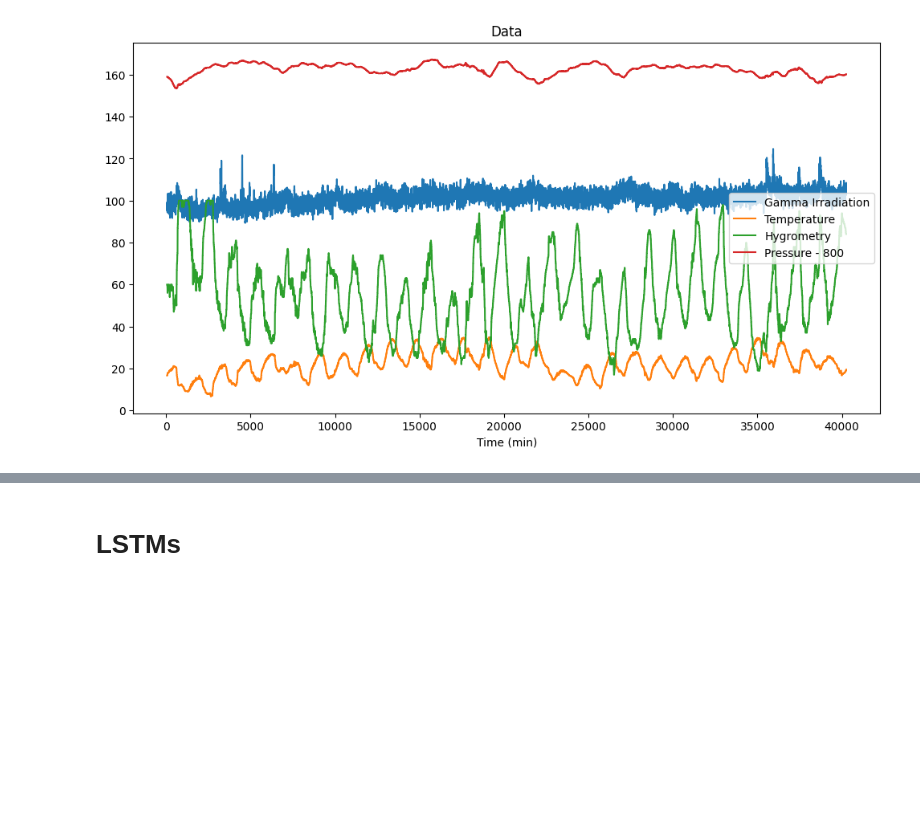
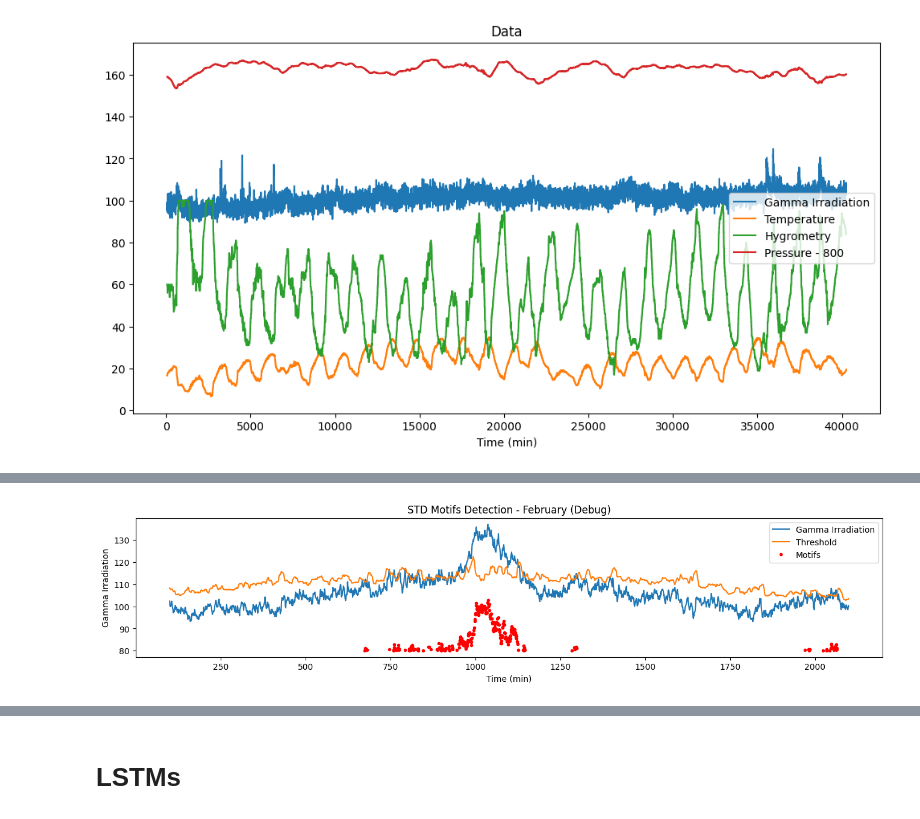
Before and after one commit to LucasTramonte/Radiological-pollution-monitoring-anomaly-detection, a Jupyter notebook: main.ipynb, the cells around one changed output, grey strips where cells are left out. Cells and saved outputs as stored; diff of their text form; code cells hidden in the pictures; blank space fills up the shorter version.

```diff
--- a/main.ipynb
+++ b/main.ipynb
@@ -103,0 +170,98 @@ plt.show()
+# %%
+# Function to compute the moving mean
+def compute_moving_mean(signal, window_size):
+    return signal.rolling(window=window_size, min_periods=1, center=True).mean()
+
+# Function to compute the moving standard deviation
+def compute_moving_std(signal, window_size):
+    return signal.rolling(window=window_size, min_periods=1, center=True).std()
+
+# Defining the structuring element for binary dilation
+structure = np.ones(5)  # Window size 5
+
+# Function to remove outliers, replacing values above the threshold with the mean
+def remove_outliers(s, threshold=800):
+    s = s.copy()
+    idx = s > threshold
+    expanded_series = binary_dilation(idx, structure=structure)
+    mu = s.mean()
+    s[expanded_series] = mu
+    return s
+
+# Apply outlier removal to the first month of gamma irradiation data
+filtered_data = data_gamma_irradiation.copy()
+filtered_data.iloc[:, 0] = remove_outliers(data_gamma_irradiation.iloc[:, 0])
+
+# Select the signal and time
+signal = filtered_data.iloc[:, :]
+time = t
+
+# Window parameters
+lw = 20  # Window length for moving standard deviation
+n = 70   # Multiplier for the moving mean window
+
+# Step 1: Compute the moving mean with window size n*lw
+moving_mean = compute_moving_mean(signal, window_size=n*lw)
+
+# Step 2: Compute the moving standard deviation with window size lw
+moving_std = compute_moving_std(signal, window_size=lw)
+
+# Step 3: Compute the threshold as moving_mean + 3 * moving_std
+threshold = moving_mean + 3 * moving_std
+
+# Step 4: Identify points in the signal that exceed the threshold
+dif = signal - threshold
+dif[dif < 0] = 0
+
+# Step 5: Motif detection
+coef = 10  # Multiplicative factor for visualization
+dif_mean = compute_moving_mean(dif, 150) * coef  # Moving mean of dif
+th = 0.3 * coef  # Threshold for motif detection
+detection = dif_mean > th  # Motif detection
+
+# Step 6: Dilation of the detected motifs
+dilatation_window = np.ones(shape=(1100, 1))
+expanded_window = np.ones(shape=(1000, 1))
+expanded_detection = binary_dilation(detection, structure=dilatation_window)
+closed_detection = binary_closing(expanded_detection, structure=expanded_window, border_value=True)
+
+# Step 7: Motif extraction
+motifs = signal[expanded_detection]
+plotable_dif = dif[dif > 0]
+
+# Plot the data (Zoom In for February)
+plt.figure(figsize=(16, 3))
+plt.plot(time[100:2100], signal.iloc[100:2100, month-1], label='Gamma Irradiation')
+plt.plot(time[100:2100], threshold.iloc[100:2100, month-1], label='Threshold')
+plt.plot(80 + plotable_dif.iloc[100:2100, month-1], 'o', label='Motifs', color='red', markersize=3)
+plt.xlabel('Time (min)')
+plt.ylabel('Gamma Irradiation')
+plt.title(f'STD Motifs Detection - February (Debug)')
+plt.legend()
+
+# Zoom out plot (analysis for different months)
+months = ['February', 'April', 'June', 'October']  # Define the months
+for i in range(4):
+    plt.figure(figsize=(16, 4))
+
+    plt.subplot(2, 1, 1)
+    plt.title(f'STD Motifs Detection - {months[i]}')
+    plt.plot(time, signal.mask(closed_detection).iloc[:, i], label='Gamma Irradiation', color="royalblue")
+    plt.plot(time, signal.mask(~closed_detection).iloc[:, i], label='Motifs Expansion', color="darkblue")
+    plt.plot(time, signal[detection].iloc[:, i], label='Detected Motifs', color="black")
+    plt.ylim(85, 140)
+    plt.xticks([])
+    plt.ylabel('Gamma Irradiation')
+    plt.legend()
+
+    plt.subplot(2, 1, 2)
+    plt.plot(time, dif_mean.iloc[:, i], label='Chance of Motifs', color="blue")
+    plt.axhline(y=th, color='red', label='Motifs Threshold', linestyle='-', linewidth=1, alpha=0.7)
+    plt.ylim(0, 40)
+    plt.xlabel('Time (min)')
+    plt.ylabel('Chance of Motifs')
+    plt.legend()
+
+plt.show()
+# %% [output]
+[figure, added]
```
Also changed, not shown: parts of 20 cells of this notebook, 2 other files.
